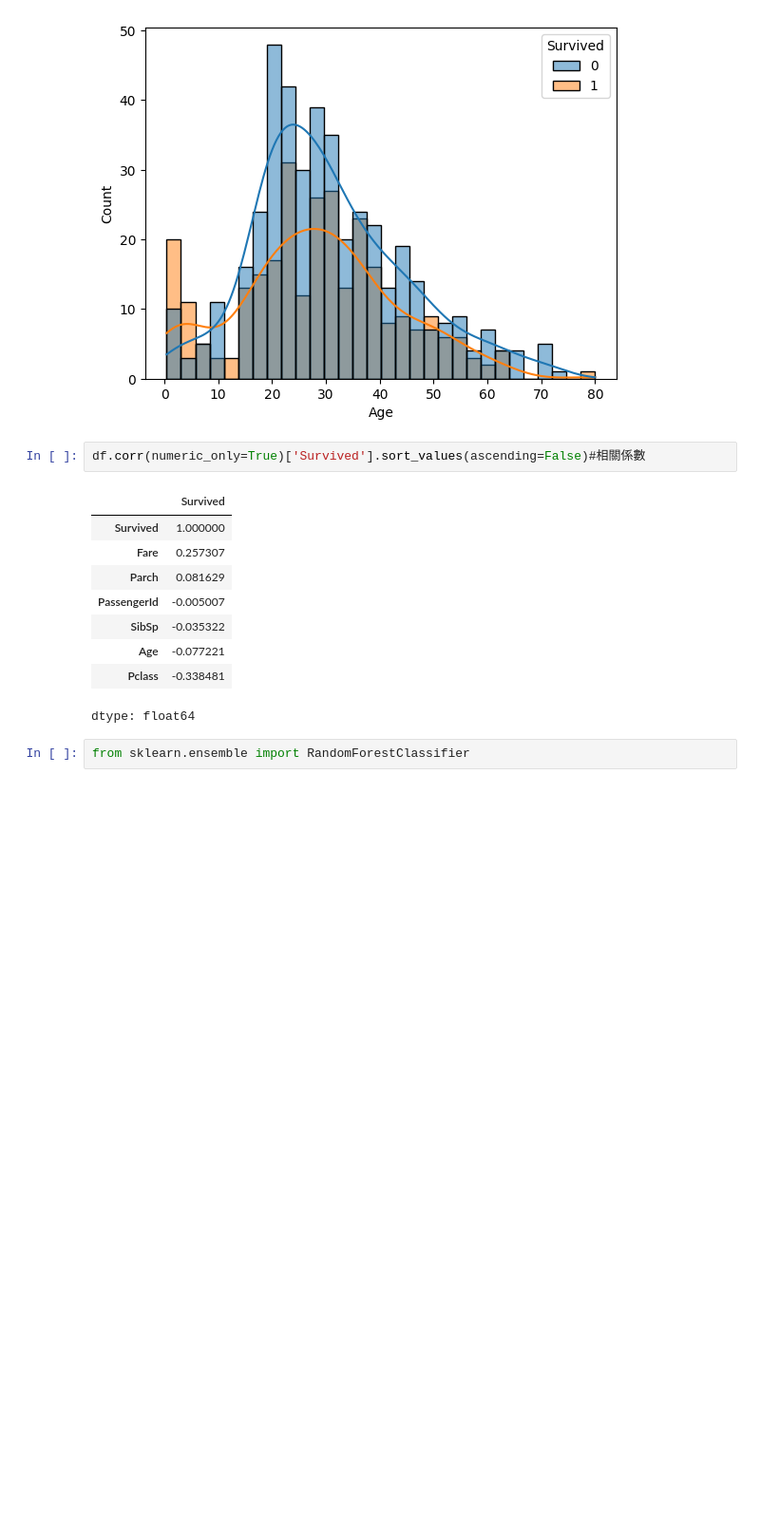
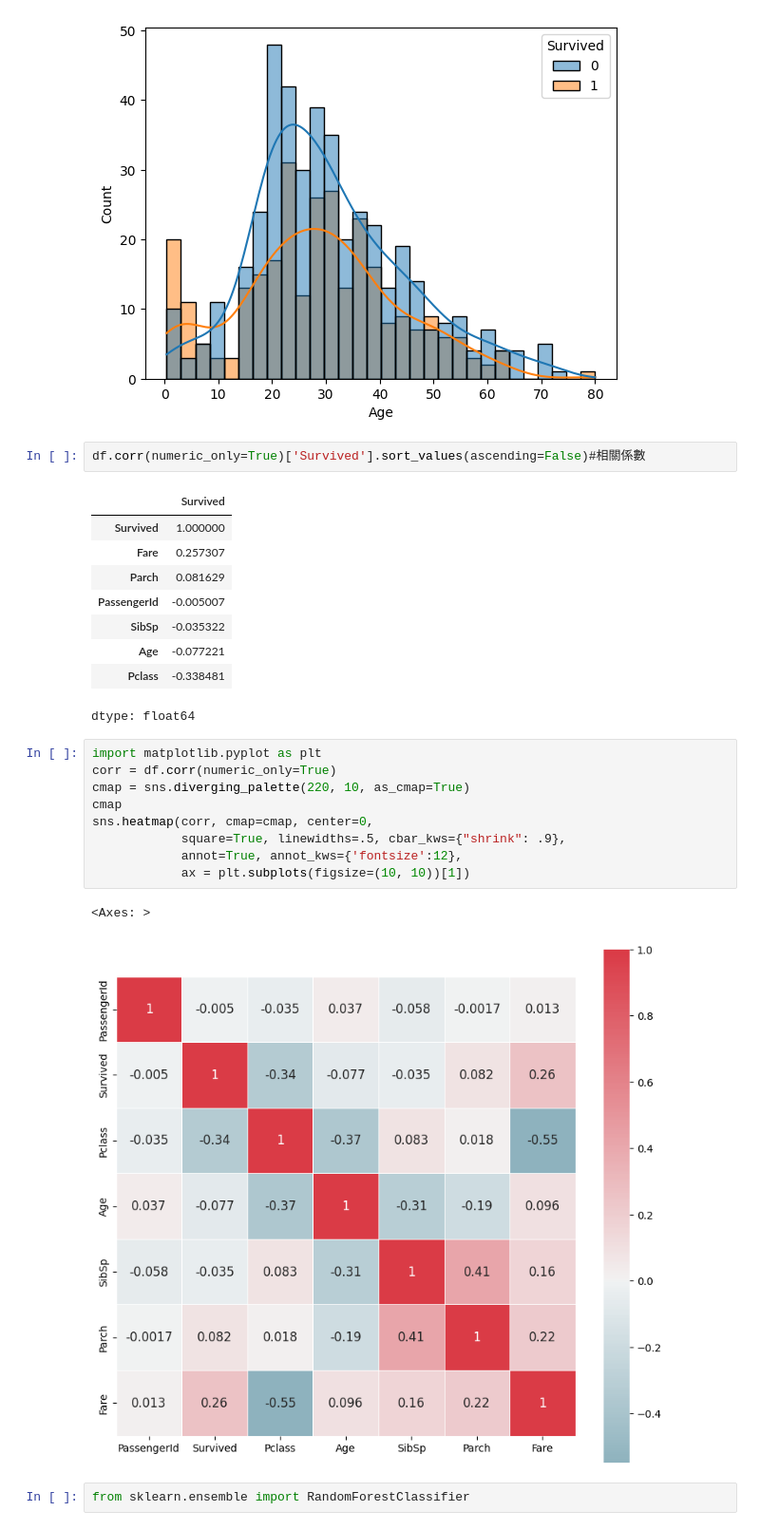
Before and after one commit to RexChen1228/titanic-analysis, a Jupyter notebook: 專題實作_01_鐵達尼號存活預測.ipynb, the cells around one changed output. Shown at 95% size. Drawn from its saved outputs; the diff is of its cells as text; blank space fills up the shorter version.

```diff
--- a/專題實作_01_鐵達尼號存活預測.ipynb
+++ b/專題實作_01_鐵達尼號存活預測.ipynb
@@ -55,6 +55,18 @@ df.corr(numeric_only=True)['Survived'].sort_values(ascending=False)#相關係數
 | Age | -0.077221 |
 | Pclass | -0.338481 |
 dtype: float64
+# %%
+import matplotlib.pyplot as plt
+corr = df.corr(numeric_only=True)
+cmap = sns.diverging_palette(220, 10, as_cmap=True)
+cmap
+sns.heatmap(corr, cmap=cmap, center=0,
+            square=True, linewidths=.5, cbar_kws={"shrink": .9},
+            annot=True, annot_kws={'fontsize':12},
+            ax = plt.subplots(figsize=(10, 10))[1])
+# %% [output]
+<Axes: >
+[figure, added]
 # %%
 from sklearn.ensemble import RandomForestClassifier
 # %%
```
Also changed, not shown: parts of 9 cells of this notebook.
